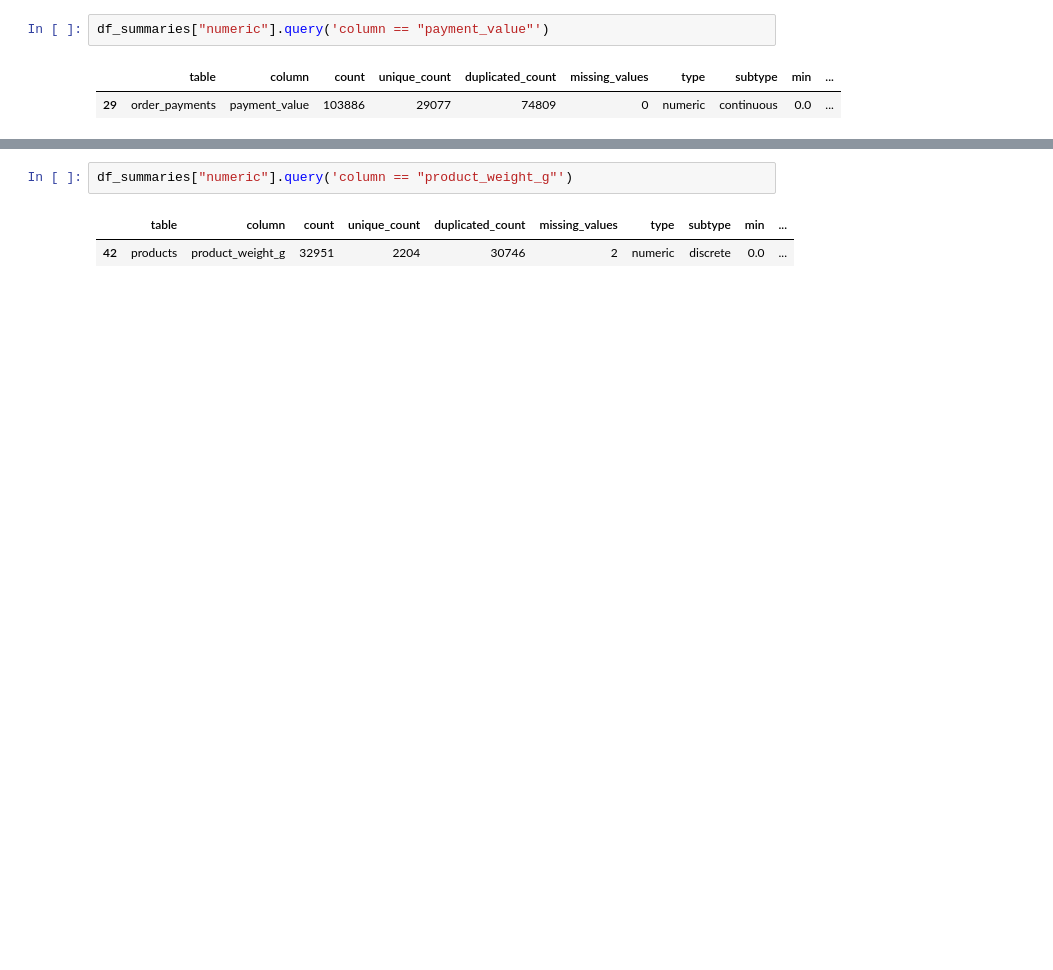
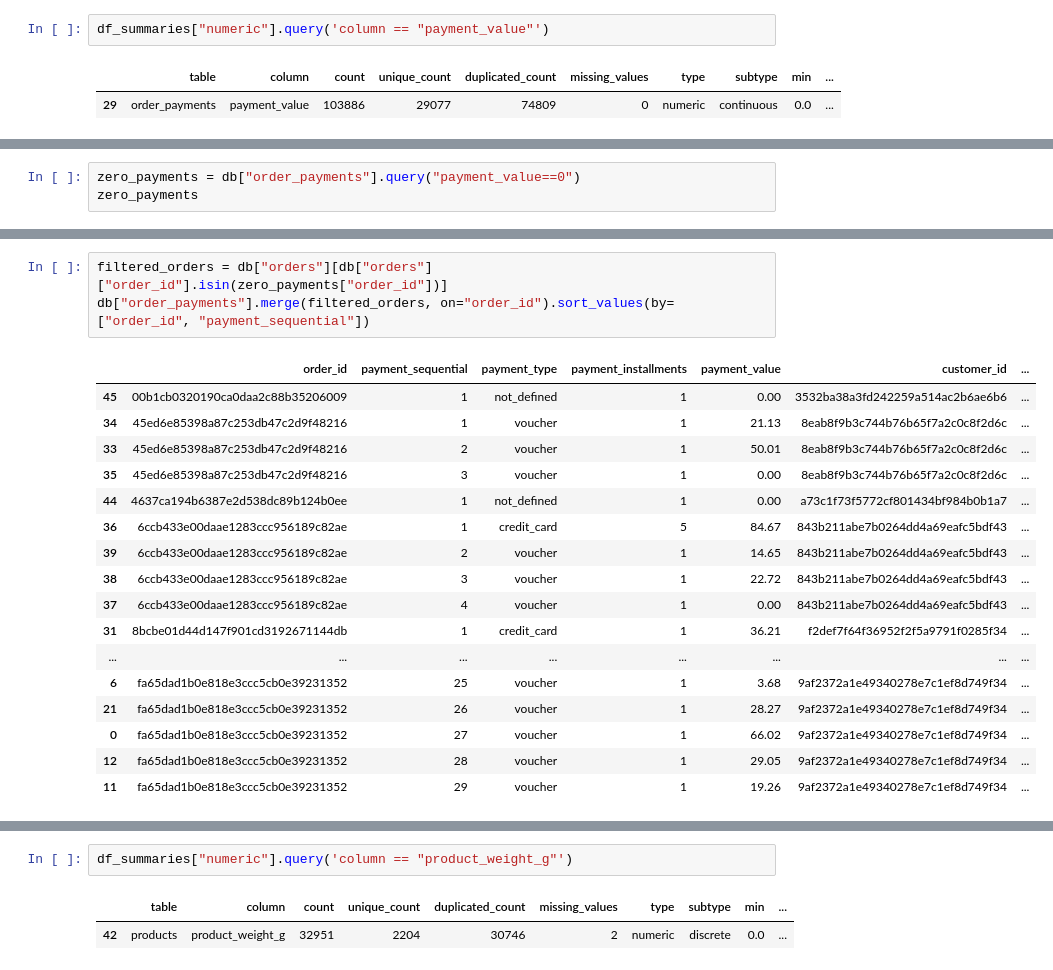
Before and after one commit to vmichael89/cf-brazilian-ecommerce-olist, a Jupyter notebook: notebooks/cleaning_exploration.ipynb, the cells around one changed output, grey strips where cells are left out. Saved outputs shown, nothing was run; the diff lists cells and outputs as text; blank space fills up the shorter version.

```diff
--- a/notebooks/cleaning_exploration.ipynb
+++ b/notebooks/cleaning_exploration.ipynb
@@ -1703,0 +1789,3 @@ df_summaries["numeric"].query('column == "payment_value"')
+# %%
+zero_payments = db["order_payments"].query("payment_value==0")
+zero_payments
@@ -1703,0 +1831,21 @@ df_summaries["numeric"].query('column == "payment_value"')
+# %%
+filtered_orders = db["orders"][db["orders"]["order_id"].isin(zero_payments["order_id"])]
+db["order_payments"].merge(filtered_orders, on="order_id").sort_values(by=["order_id", "payment_sequential"])
+# %% [output]
+|  | order_id | payment_sequential | payment_type | payment_installments | payment_value | customer_id | ... |
+| 45 | 00b1cb0320190ca0daa2c88b35206009 | 1 | not_defined | 1 | 0.00 | 3532ba38a3fd242259a514ac2b6ae6b6 | ... |
+| 34 | 45ed6e85398a87c253db47c2d9f48216 | 1 | voucher | 1 | 21.13 | 8eab8f9b3c744b76b65f7a2c0c8f2d6c | ... |
+| 33 | 45ed6e85398a87c253db47c2d9f48216 | 2 | voucher | 1 | 50.01 | 8eab8f9b3c744b76b65f7a2c0c8f2d6c | ... |
+| 35 | 45ed6e85398a87c253db47c2d9f48216 | 3 | voucher | 1 | 0.00 | 8eab8f9b3c744b76b65f7a2c0c8f2d6c | ... |
+| 44 | 4637ca194b6387e2d538dc89b124b0ee | 1 | not_defined | 1 | 0.00 | a73c1f73f5772cf801434bf984b0b1a7 | ... |
+| 36 | 6ccb433e00daae1283ccc956189c82ae | 1 | credit_card | 5 | 84.67 | 843b211abe7b0264dd4a69eafc5bdf43 | ... |
+| 39 | 6ccb433e00daae1283ccc956189c82ae | 2 | voucher | 1 | 14.65 | 843b211abe7b0264dd4a69eafc5bdf43 | ... |
+| 38 | 6ccb433e00daae1283ccc956189c82ae | 3 | voucher | 1 | 22.72 | 843b211abe7b0264dd4a69eafc5bdf43 | ... |
+| 37 | 6ccb433e00daae1283ccc956189c82ae | 4 | voucher | 1 | 0.00 | 843b211abe7b0264dd4a69eafc5bdf43 | ... |
+| 31 | 8bcbe01d44d147f901cd3192671144db | 1 | credit_card | 1 | 36.21 | f2def7f64f36952f2f5a9791f0285f34 | ... |
+| ... | ... | ... | ... | ... | ... | ... | ... |
+| 6 | fa65dad1b0e818e3ccc5cb0e39231352 | 25 | voucher | 1 | 3.68 | 9af2372a1e49340278e7c1ef8d749f34 | ... |
+| 21 | fa65dad1b0e818e3ccc5cb0e39231352 | 26 | voucher | 1 | 28.27 | 9af2372a1e49340278e7c1ef8d749f34 | ... |
+| 0 | fa65dad1b0e818e3ccc5cb0e39231352 | 27 | voucher | 1 | 66.02 | 9af2372a1e49340278e7c1ef8d749f34 | ... |
+| 12 | fa65dad1b0e818e3ccc5cb0e39231352 | 28 | voucher | 1 | 29.05 | 9af2372a1e49340278e7c1ef8d749f34 | ... |
+| 11 | fa65dad1b0e818e3ccc5cb0e39231352 | 29 | voucher | 1 | 19.26 | 9af2372a1e49340278e7c1ef8d749f34 | ... |
```
Also changed, not shown: parts of 50 cells of this notebook.
